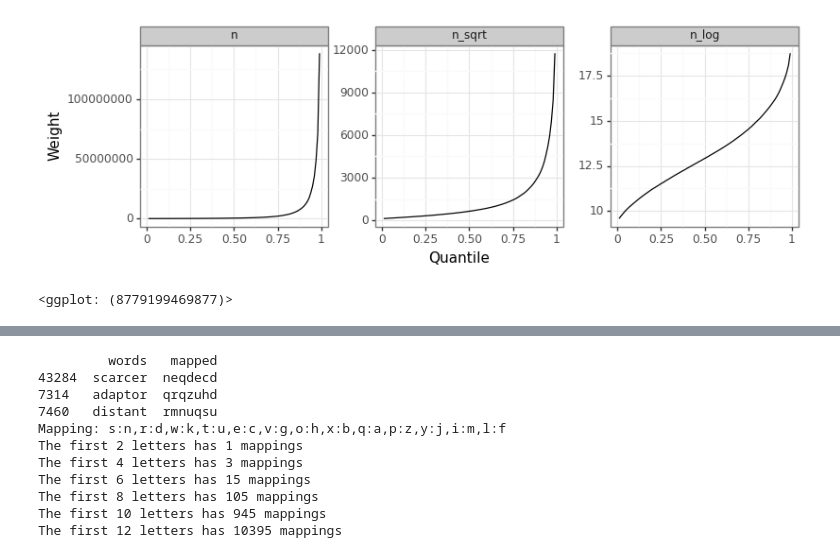
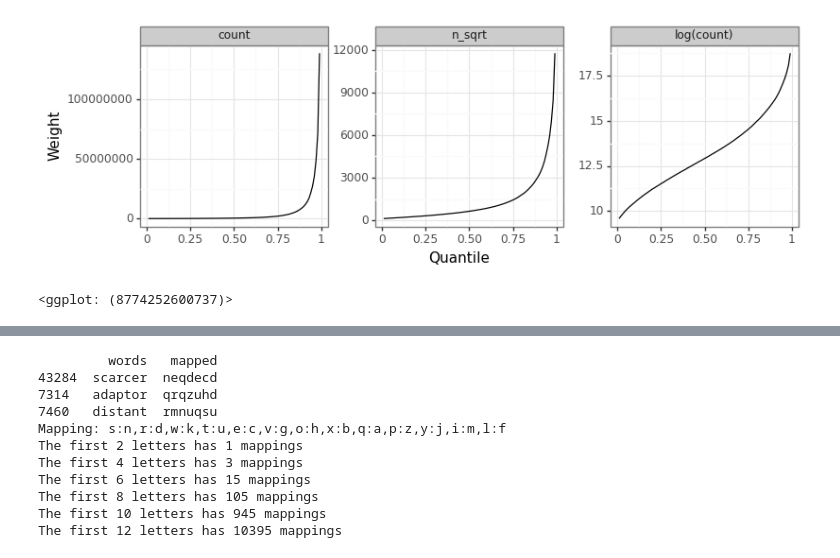
Before and after one commit to ErikinBC/mirror_alphabet, a Jupyter notebook: enciphered.ipynb, the cells around one changed output, grey strips where cells are left out. Drawn from its saved outputs; the diff is of its cells as text; code cells hidden in the pictures.

```diff
--- a/enciphered.ipynb
+++ b/enciphered.ipynb
@@ -133,18 +246,18 @@ A total of 51886 short words overlap (out of 58109)
 # %%
 # Examine the score frequency by percentiles
 p_seq = np.arange(0.01,1,0.01)
 dat_n_q = df_merge.melt('word',None,'tt').groupby('tt').value.quantile(p_seq).reset_index()
 dat_n_q.rename(columns={'level_1':'qq'}, inplace=True)
 dat_n_q.tt = pd.Categorical(dat_n_q.tt,['n','n_sqrt','n_log'])
-di_tt = {'n':'n', 'n_sqrt':'sqrt','n_log':'log'}
+di_tt = {'n':'count', 'sqrt(count)':'sqrt','n_log':'log(count)'}
 
 # DISTIRUBTION OF WORD FREQUENCIES
-plotnine.options.figure_size = (9, 2.5)
-gg_q = (ggplot(dat_n_q, aes(x='qq',y='value')) + geom_path() +
-       theme_bw() + facet_wrap('~tt',scales='free_y') +
-       labs(y='Weight', x='Quantile') +
-       theme(subplots_adjust={'wspace': 0.25}))
+pn.options.figure_size = (9, 2.5)
+gg_q = (pn.ggplot(dat_n_q, pn.aes(x='qq',y='value')) + pn.geom_path() +
+       pn.theme_bw() + pn.labs(y='Weight', x='Quantile') +
+       pn.facet_wrap('~tt',scales='free_y',labeller=pn.labeller(tt=di_tt)) +
+       pn.theme(subplots_adjust={'wspace': 0.25}))
 gg_q
 # %% [output]
-[figure, old version]
+[figure, new version]
-<ggplot: (8779199469877)>
+<ggplot: (8774252600737)>
```
Also changed, not shown: parts of 21 cells of this notebook, 5 other files.
